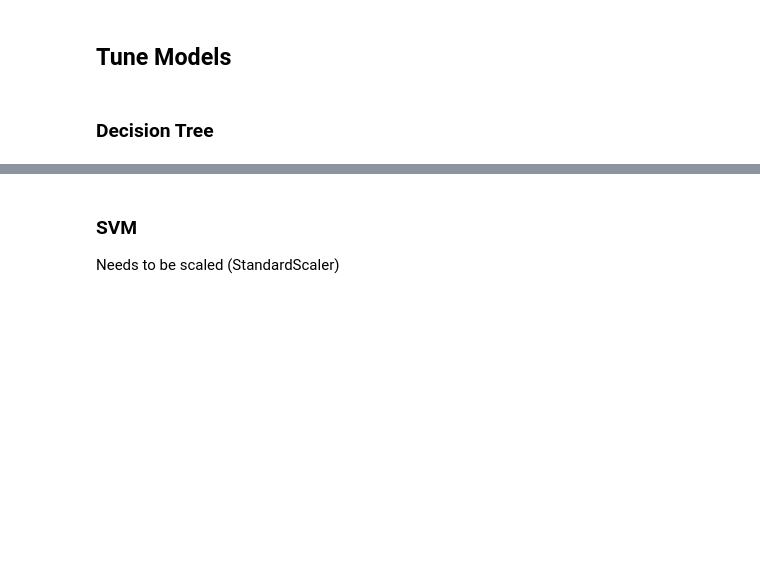
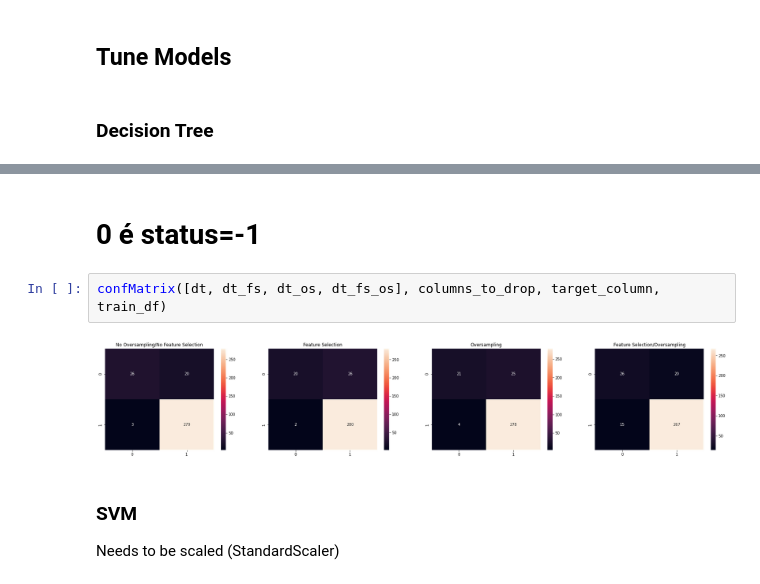
Before and after one commit to Educorreia932/FEUP-AC, a Jupyter notebook: Data Mining Project/notebooks/prediction.ipynb, the cells around one changed output, grey strips where cells are left out. Cells and saved outputs as stored; diff of their text form; blank space fills up the shorter version.

```diff
--- a/Data Mining Project/notebooks/prediction.ipynb
+++ b/Data Mining Project/notebooks/prediction.ipynb
@@ -59,3 +61,9 @@ plotROC([dt, dt_fs, dt_os, dt_fs_os], train_df, columns_to_drop, target_column,
+# %% [markdown]
+# 0 é status=-1
+# %%
+confMatrix([dt, dt_fs, dt_os, dt_fs_os], columns_to_drop, target_column, train_df)
+# %% [output]
+[figure, added]
 # %% [markdown]
 ### SVM
 Needs to be scaled (StandardScaler)
```
Also changed, not shown: parts of 20 cells of this notebook, 2 other files.
